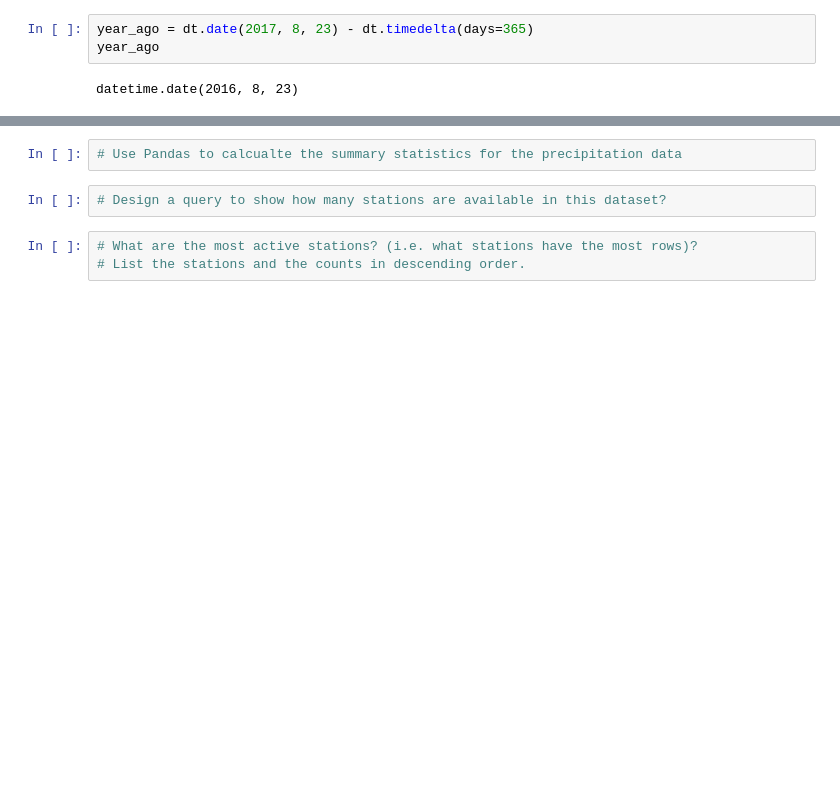
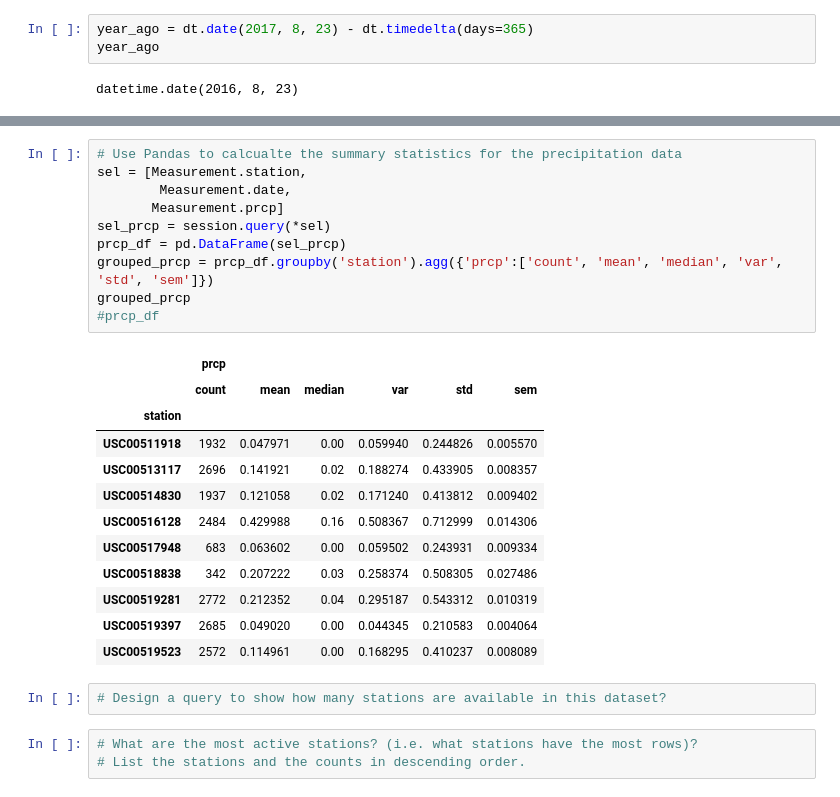
Before and after one commit to segsfem/sqlalchemy-challenge, a Jupyter notebook: climate_starter.ipynb, the cells around one changed output, grey strips where cells are left out. Cells and saved outputs as stored; diff of their text form; blank space fills up the shorter version.

```diff
--- a/climate_starter.ipynb
+++ b/climate_starter.ipynb
@@ -94,5 +116,26 @@ plt.show()
 # %%
 # Use Pandas to calcualte the summary statistics for the precipitation data
+sel = [Measurement.station,
+        Measurement.date,
+       Measurement.prcp]
+sel_prcp = session.query(*sel)
+prcp_df = pd.DataFrame(sel_prcp)
+grouped_prcp = prcp_df.groupby('station').agg({'prcp':['count', 'mean', 'median', 'var', 'std', 'sem']})
+grouped_prcp
+#prcp_df
+# %% [output]
+|  | prcp |  |  |  |  |  |
+|  | count | mean | median | var | std | sem |
+| station |  |  |  |  |  |  |
+| USC00511918 | 1932 | 0.047971 | 0.00 | 0.059940 | 0.244826 | 0.005570 |
+| USC00513117 | 2696 | 0.141921 | 0.02 | 0.188274 | 0.433905 | 0.008357 |
+| USC00514830 | 1937 | 0.121058 | 0.02 | 0.171240 | 0.413812 | 0.009402 |
+| USC00516128 | 2484 | 0.429988 | 0.16 | 0.508367 | 0.712999 | 0.014306 |
+| USC00517948 | 683 | 0.063602 | 0.00 | 0.059502 | 0.243931 | 0.009334 |
+| USC00518838 | 342 | 0.207222 | 0.03 | 0.258374 | 0.508305 | 0.027486 |
+| USC00519281 | 2772 | 0.212352 | 0.04 | 0.295187 | 0.543312 | 0.010319 |
+| USC00519397 | 2685 | 0.049020 | 0.00 | 0.044345 | 0.210583 | 0.004064 |
+| USC00519523 | 2572 | 0.114961 | 0.00 | 0.168295 | 0.410237 | 0.008089 |
 # %%
 # Design a query to show how many stations are available in this dataset?
 # %%
```
Also changed, not shown: parts of 4 cells of this notebook, 1 other file.
